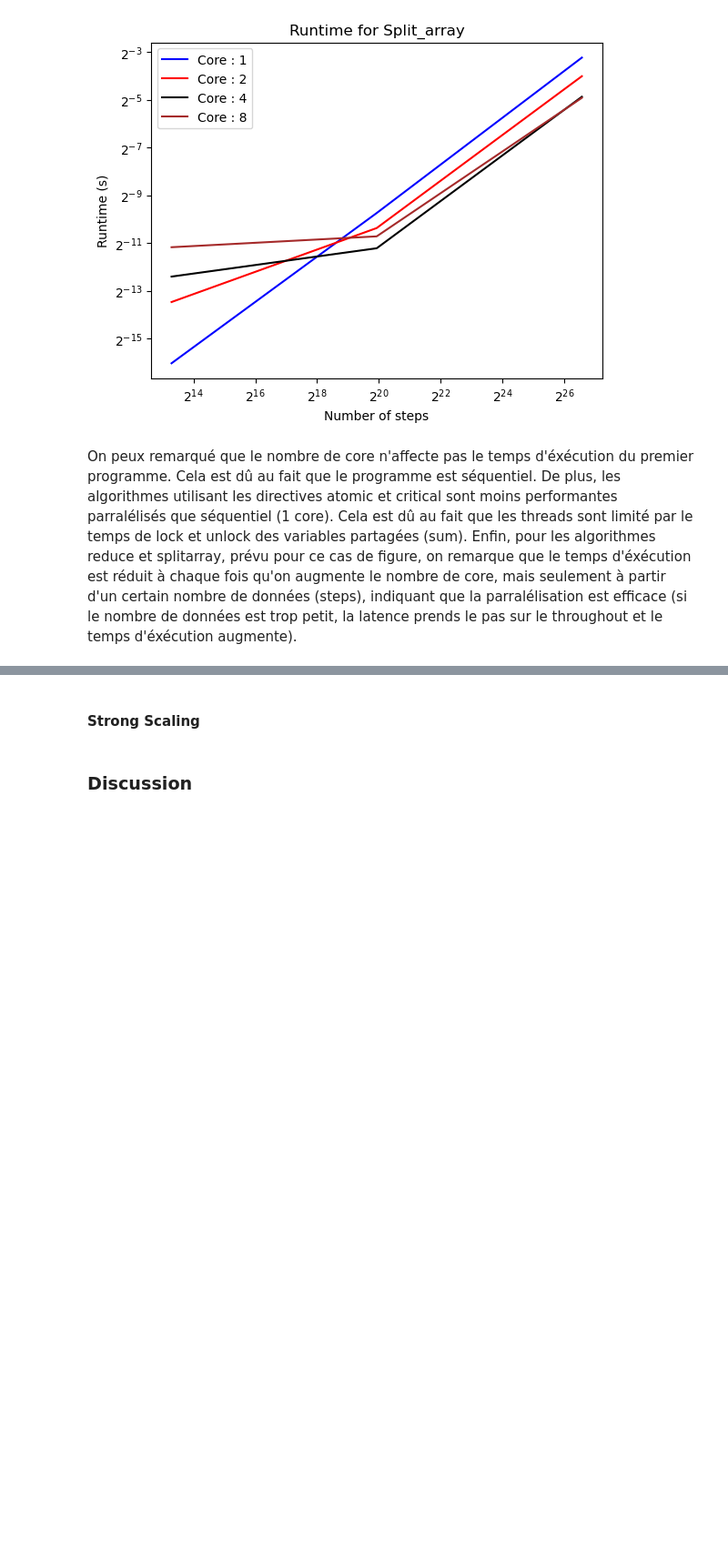
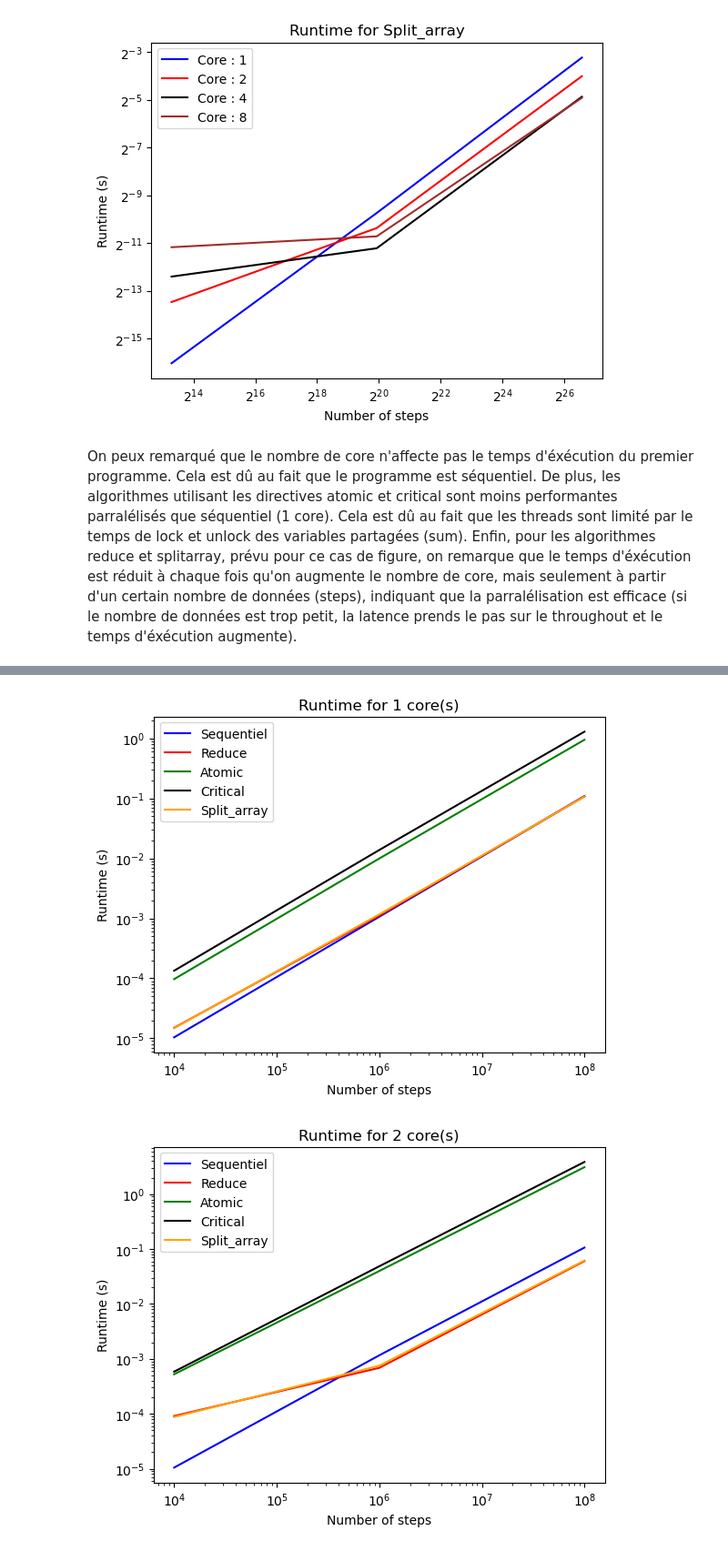
Before and after one commit to fitz35/TP1-openMP, a Jupyter notebook: src/part1/openmp_tp_part-1.ipynb, the cells around one changed output, grey strips where cells are left out. Shown at 91% size. Saved outputs shown, nothing was run; the diff lists cells and outputs as text; code cells hidden in the pictures; blank space fills up the shorter version.

```diff
--- a/src/part1/openmp_tp_part-1.ipynb
+++ b/src/part1/openmp_tp_part-1.ipynb
@@ -104,4 +100,17 @@ No artists with labels found to put in legend.  Note that artists whose label st
-# %% [markdown]
-#### Strong Scaling
-# %% [markdown]
-### Discussion
+# %%
+for core in nb_core:
+    df_core = df[df['nbcore'] == core]
+    mean = df_core.groupby(['version', "num_steps"]).mean().reset_index()
+    for algo in algo_compare:
+        df_algo = mean[mean['version'] == algo]
+        plt.plot(df_algo['num_steps'], df_algo['runtime'], color=color_algo[algo], label=algo)
+    plt.legend()
+    plt.title("Runtime for " + str(core) + " core(s)")
+    plt.xlabel("Number of steps")
+    plt.ylabel("Runtime (s)")
+    plt.yscale('log')
+    plt.xscale('log')
+    plt.show()
+# %% [output]
+[figure, added]
+[figure, added]
```
Also changed, not shown: parts of 3 cells of this notebook.
